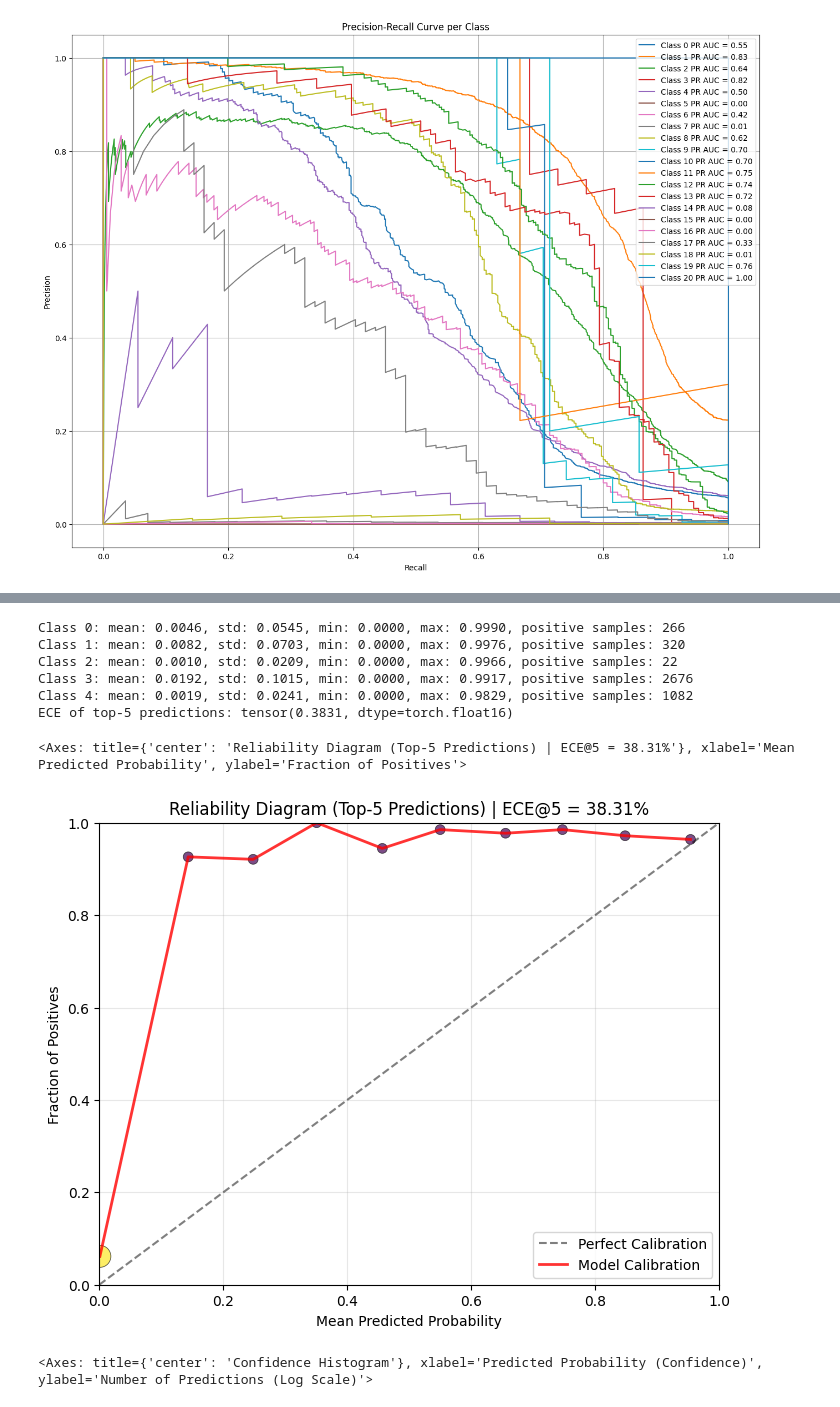
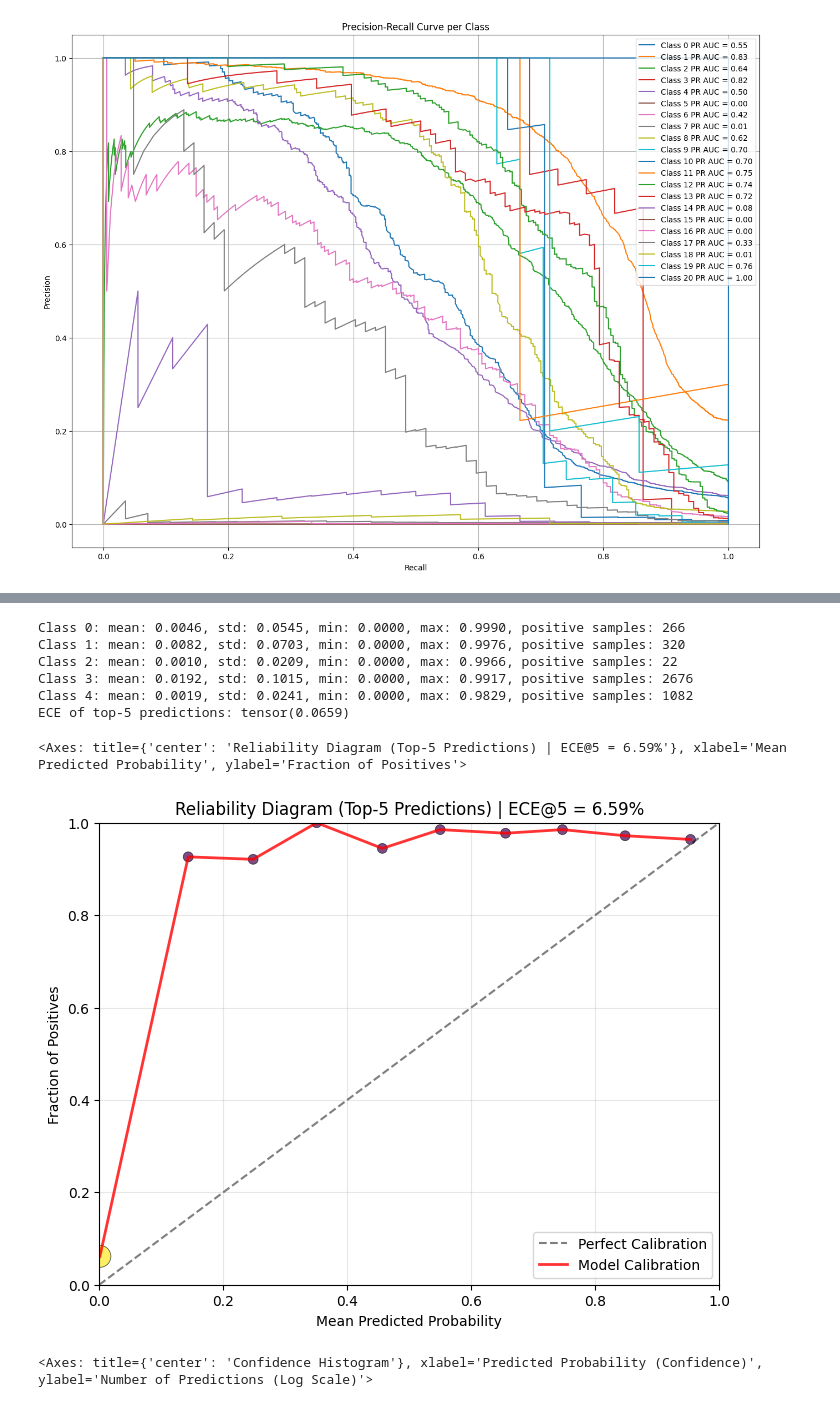
Before and after one commit to DBD-research-group/UncertainBird, a Jupyter notebook: projects/uncertainbird/notebooks/reliability-plots/convnext-masked.ipynb, the cells around one changed output, grey strips where cells are left out. Saved outputs shown, nothing was run; the diff lists cells and outputs as text; code cells hidden in the pictures.

```diff
--- a/projects/uncertainbird/notebooks/reliability-plots/convnext-masked.ipynb
+++ b/projects/uncertainbird/notebooks/reliability-plots/convnext-masked.ipynb
@@ -125,27 +139,27 @@ plot_reliability_diagram(
 # %%
 from uncertainbird.utils.misc import extract_top_k
 
 top5_preds, top5_targets = extract_top_k(predictions, targets, k=5)
 print_classwise_statistics(top5_preds, top5_targets)
-ece_5 = MultilabelECETopK(num_labels=5, k=5, n_bins=10)(top5_preds, top5_targets)
+ece_5 = TopKMultiLabelCalibrationError(k=5, n_bins=10)(top5_preds, top5_targets)
 print("ECE of top-5 predictions:", ece_5)
 plot_reliability_diagram(
     top5_preds,
     top5_targets,
     n_bins=10,
     title="Reliability Diagram (Top-5 Predictions) | ECE@5 = {:.2f}%".format(
         float(ece_5) * 100
     ),
 )
 # %% [output]
 Class 0: mean: 0.0046, std: 0.0545, min: 0.0000, max: 0.9990, positive samples: 266
 Class 1: mean: 0.0082, std: 0.0703, min: 0.0000, max: 0.9976, positive samples: 320
 Class 2: mean: 0.0010, std: 0.0209, min: 0.0000, max: 0.9966, positive samples: 22
 Class 3: mean: 0.0192, std: 0.1015, min: 0.0000, max: 0.9917, positive samples: 2676
 Class 4: mean: 0.0019, std: 0.0241, min: 0.0000, max: 0.9829, positive samples: 1082
-ECE of top-5 predictions: tensor(0.3831, dtype=torch.float16)
+ECE of top-5 predictions: tensor(0.0659)
-<Axes: title={'center': 'Reliability Diagram (Top-5 Predictions) | ECE@5 = 38.31%'}, xlabel='Mean Predicted Probability', ylabel='Fraction of Positives'>
+<Axes: title={'center': 'Reliability Diagram (Top-5 Predictions) | ECE@5 = 6.59%'}, xlabel='Mean Predicted Probability', ylabel='Fraction of Positives'>
-[figure, old version]
+[figure, new version]
 # %%
 from uncertainbird.utils.plotting import plot_confidence_histogram
 
```
Also changed, not shown: parts of 6 cells of this notebook, 2 other files.
